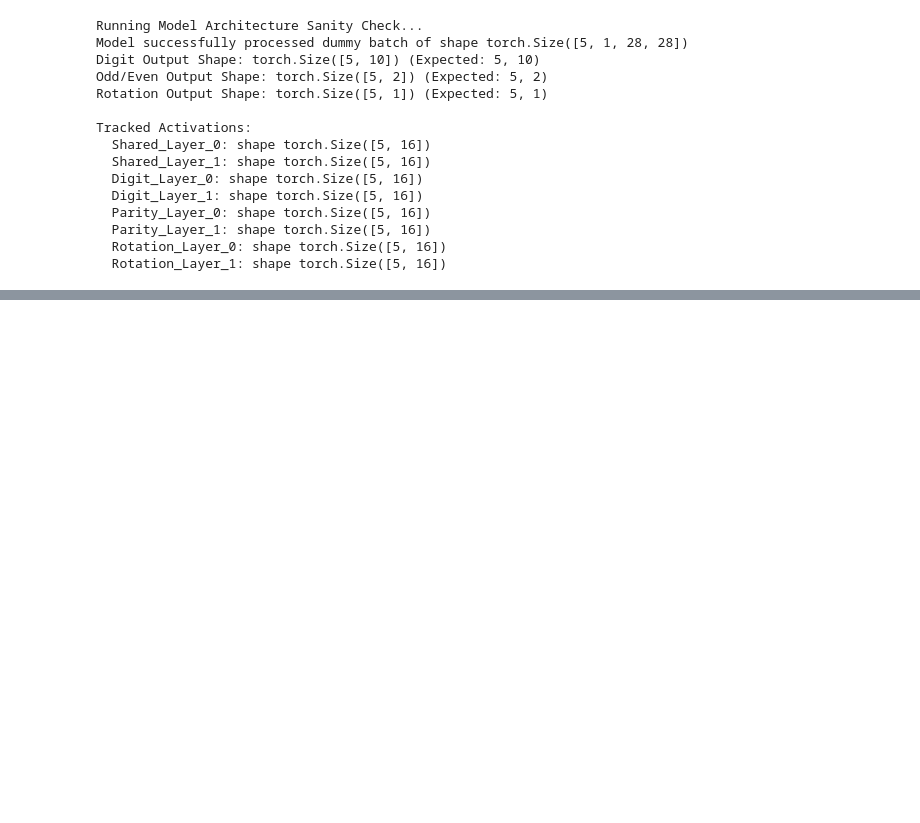
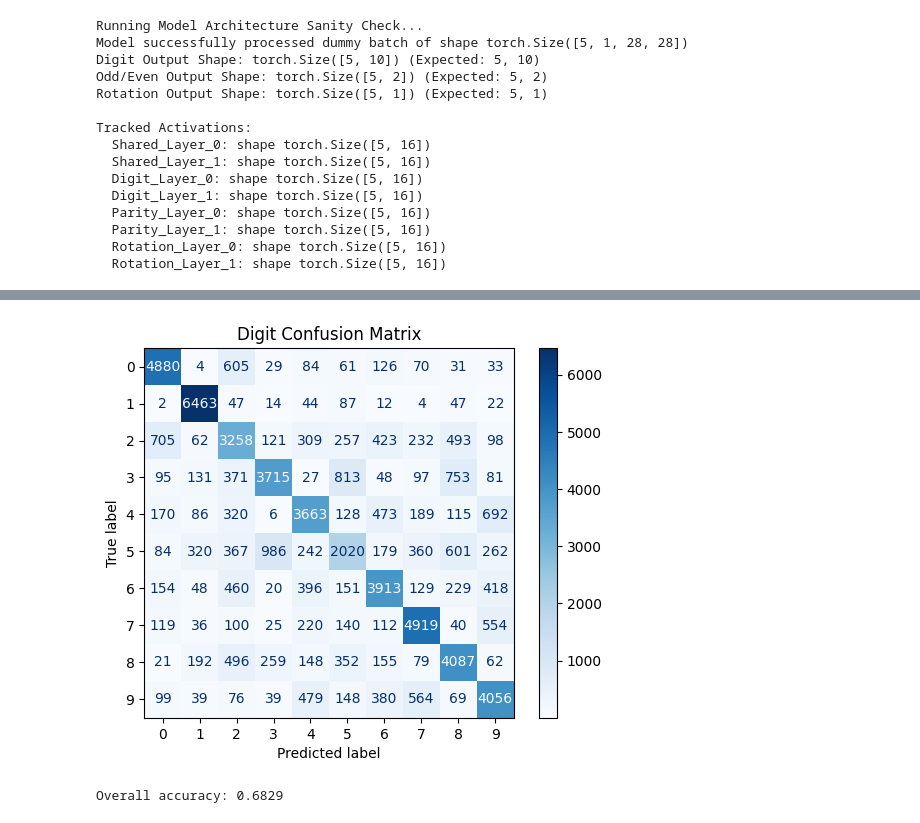
Before and after one commit to tjp095/DSC180A, a Jupyter notebook: rotated-MNIST/rotated-MNIST-test.ipynb, the cells around one changed output, grey strips where cells are left out. Drawn from its saved outputs; the diff is of its cells as text; code cells hidden in the pictures; blank space fills up the shorter version.

```diff
--- a/rotated-MNIST/rotated-MNIST-test.ipynb
+++ b/rotated-MNIST/rotated-MNIST-test.ipynb
@@ -223,0 +240,13 @@ avg test batch loss 10785.1199   (digit 10785.1199, parity 0.6789, rot 10782.237
+# %%
+# Plot
+disp = ConfusionMatrixDisplay(confusion_matrix=cm, display_labels=list(range(10)))
+disp.plot(cmap="Blues", values_format="d")
+plt.title("Digit Confusion Matrix")
+plt.show()
+# %% [output]
+[figure, added]
+# %%
+overall_acc = cm.trace() / cm.sum()
+print(f"Overall accuracy: {overall_acc:.4f}")
+# %% [output]
+Overall accuracy: 0.6829
```
Also changed, not shown: parts of 4 cells of this notebook, 2 other files.
